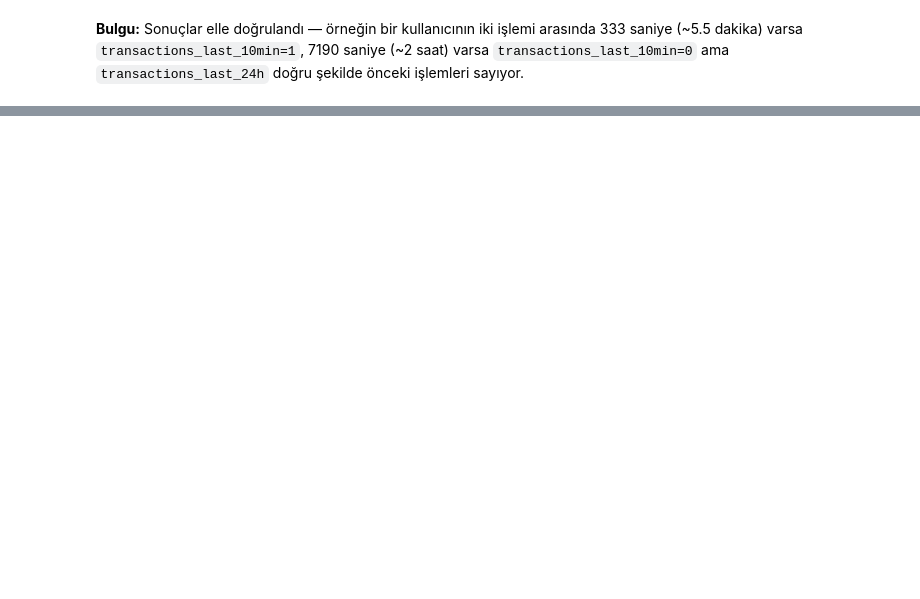
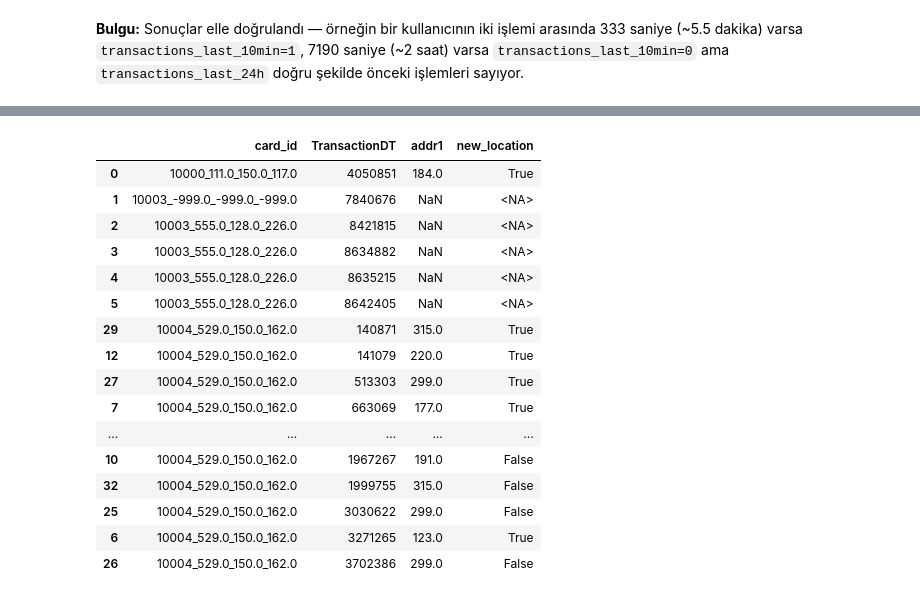
Before and after one commit to cagan-hatun/fraudDetection, a Jupyter notebook: ml/notebooks/02_feature_engineering.ipynb, the cells around one changed output, grey strips where cells are left out. Cells and saved outputs as stored; diff of their text form; code cells hidden in the pictures; blank space fills up the shorter version.

```diff
--- a/ml/notebooks/02_feature_engineering.ipynb
+++ b/ml/notebooks/02_feature_engineering.ipynb
@@ -69,0 +161,21 @@ df[["uid", "TransactionDT", "transactions_last_10min", "transactions_last_24h"]]
+# %%
+df = add_new_location(df)
+df[["card_id", "TransactionDT", "addr1", "new_location"]].head(20)
+# %% [output]
+|  | card_id | TransactionDT | addr1 | new_location |
+| 0 | 10000_111.0_150.0_117.0 | 4050851 | 184.0 | True |
+| 1 | 10003_-999.0_-999.0_-999.0 | 7840676 | NaN | <NA> |
+| 2 | 10003_555.0_128.0_226.0 | 8421815 | NaN | <NA> |
+| 3 | 10003_555.0_128.0_226.0 | 8634882 | NaN | <NA> |
+| 4 | 10003_555.0_128.0_226.0 | 8635215 | NaN | <NA> |
+| 5 | 10003_555.0_128.0_226.0 | 8642405 | NaN | <NA> |
+| 29 | 10004_529.0_150.0_162.0 | 140871 | 315.0 | True |
+| 12 | 10004_529.0_150.0_162.0 | 141079 | 220.0 | True |
+| 27 | 10004_529.0_150.0_162.0 | 513303 | 299.0 | True |
+| 7 | 10004_529.0_150.0_162.0 | 663069 | 177.0 | True |
+| ... | ... | ... | ... | ... |
+| 10 | 10004_529.0_150.0_162.0 | 1967267 | 191.0 | False |
+| 32 | 10004_529.0_150.0_162.0 | 1999755 | 315.0 | False |
+| 25 | 10004_529.0_150.0_162.0 | 3030622 | 299.0 | False |
+| 6 | 10004_529.0_150.0_162.0 | 3271265 | 123.0 | True |
+| 26 | 10004_529.0_150.0_162.0 | 3702386 | 299.0 | False |
```
Also changed, not shown: parts of 20 cells of this notebook, 1 other file.
